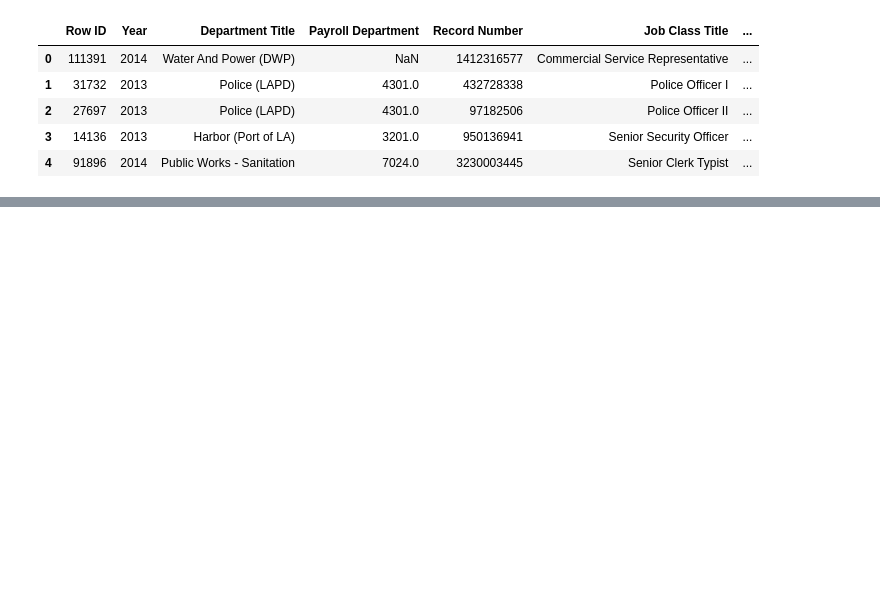
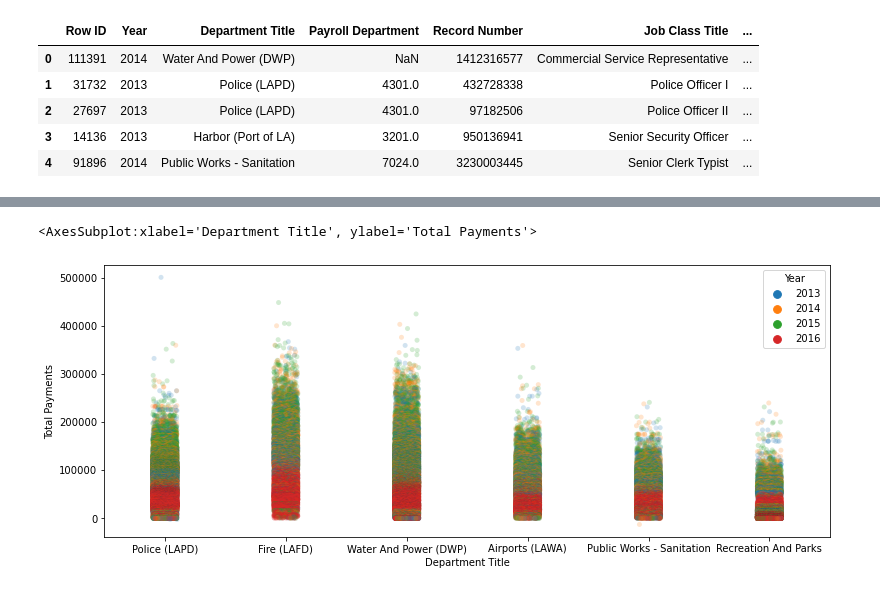
Before and after one commit to harikapeddi/Los_Angeles_Data_Project1, a Jupyter notebook: Salary.ipynb, the cells around one changed output, grey strips where cells are left out. Drawn from its saved outputs; the diff is of its cells as text; code cells hidden in the pictures; blank space fills up the shorter version.

```diff
--- a/Salary.ipynb
+++ b/Salary.ipynb
@@ -83,0 +85,7 @@ salary_data.loc[salary_data['Department Title'].isin(select_index)]
+# %%
+fig, ax = plt.subplots(figsize = (13,5))
+sns.stripplot(x='Department Title',y='Total Payments', data = dataset, alpha = 0.2, ax = ax,hue ='Year')
+# sns.boxplot(x='Department Title',y='Total Payments', data = dataset, ax = ax)
+# %% [output]
+<AxesSubplot:xlabel='Department Title', ylabel='Total Payments'>
+[figure, added]
```
Also changed, not shown: parts of 7 cells of this notebook.
